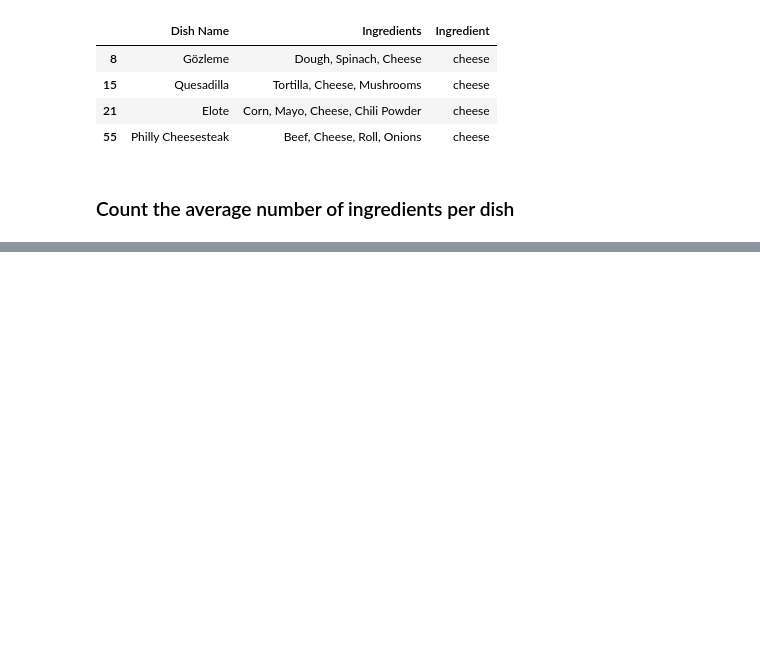
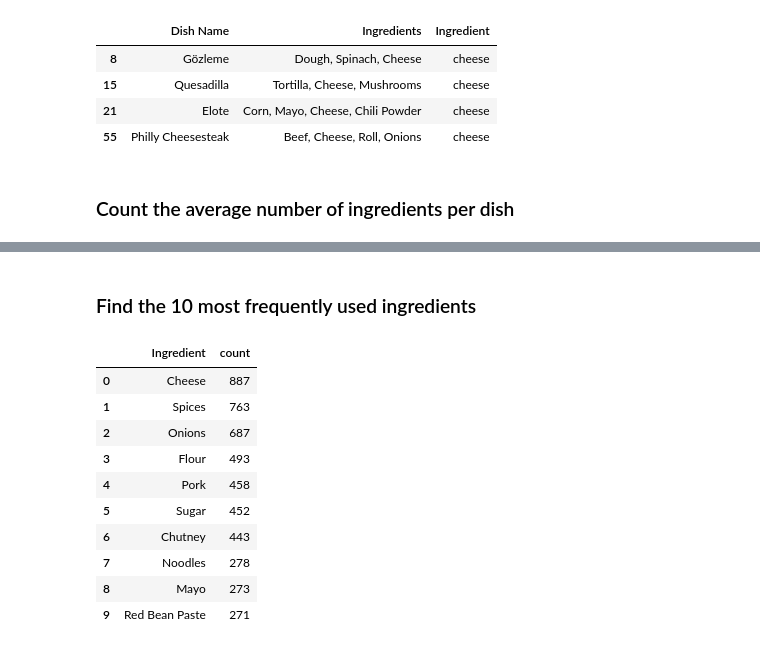
Before and after one commit to ushasrisetti24/Python-Practice, a Jupyter notebook: Street Food Analysis/Street food dataset.ipynb, the cells around one changed output, grey strips where cells are left out. Saved outputs shown, nothing was run; the diff lists cells and outputs as text; code cells hidden in the pictures; blank space fills up the shorter version.

```diff
--- a/Street Food Analysis/Street food dataset.ipynb
+++ b/Street Food Analysis/Street food dataset.ipynb
@@ -778,0 +828,23 @@ np.float64(646.56)
+# %% [markdown]
+### Find the 10 most frequently used ingredients
+# %%
+new_df= (df[["Ingredients"]]
+         .assign(Ingredient=lambda x: x["Ingredients"].str.split(","))
+         .explode("Ingredient")
+         .groupby("Ingredient")["Ingredients"].count()
+         .reset_index(name="count")
+         .sort_values("count",ascending=False)
+         .reset_index(drop=True).head(10))
+display(new_df)
+# %% [output]
+|  | Ingredient | count |
+| 0 | Cheese | 887 |
+| 1 | Spices | 763 |
+| 2 | Onions | 687 |
+| 3 | Flour | 493 |
+| 4 | Pork | 458 |
+| 5 | Sugar | 452 |
+| 6 | Chutney | 443 |
+| 7 | Noodles | 278 |
+| 8 | Mayo | 273 |
+| 9 | Red Bean Paste | 271 |
```
Also changed, not shown: parts of 16 cells of this notebook, 1 other file.
